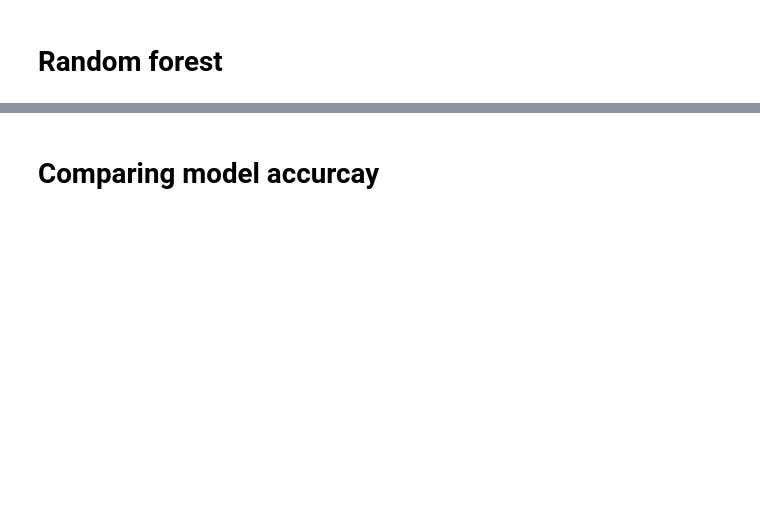
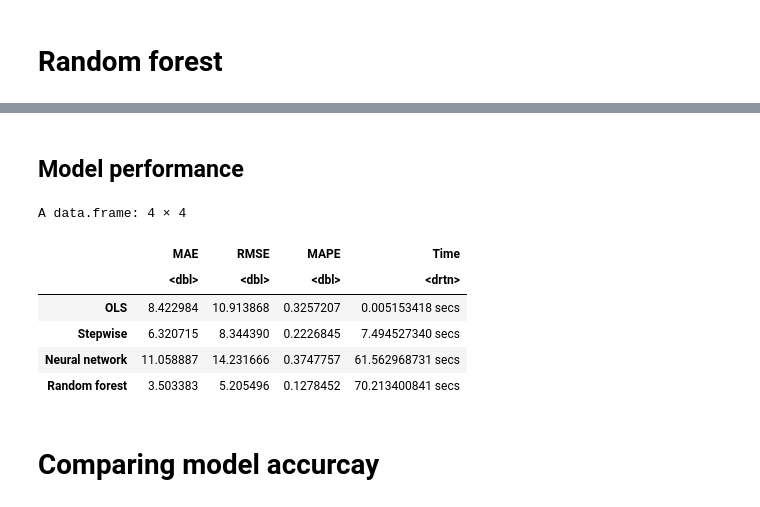
Before and after one commit to karl-karlsson/notebooks, a Jupyter notebook: concrete.ipynb, the cells around one changed output, grey strips where cells are left out. Cells and saved outputs as stored; diff of their text form; code cells hidden in the pictures; blank space fills up the shorter version.

```diff
--- a/concrete.ipynb
+++ b/concrete.ipynb
@@ -400,2 +446,24 @@ plot(rf_fit)
+# %% [markdown]
+## Model performance
+# %%
+test$rf_predict = predict(rf_fit, newdata=test)
+
+
+mod_eval[4,1] =  mae(test$Strength, test$rf_predict)
+mod_eval[4,2] = rmse(test$Strength, test$rf_predict)
+mod_eval[4,3] = mape(test$Strength, test$rf_predict)
+mod_eval[4,4] = elapsed_rf
+
+rownames(mod_eval)[4] = "Random forest"
+
+mod_eval
+# %% [output]
+A data.frame: 4 × 4
+|  | MAE | RMSE | MAPE | Time |
+|  | <dbl> | <dbl> | <dbl> | <drtn> |
+| OLS | 8.422984 | 10.913868 | 0.3257207 | 0.005153418 secs |
+| Stepwise | 6.320715 | 8.344390 | 0.2226845 | 7.494527340 secs |
+| Neural network | 11.058887 | 14.231666 | 0.3747757 | 61.562968731 secs |
+| Random forest | 3.503383 | 5.205496 | 0.1278452 | 70.213400841 secs |
 # %% [markdown]
 # Comparing model accurcay
```
Also changed, not shown: parts of 21 cells of this notebook.
